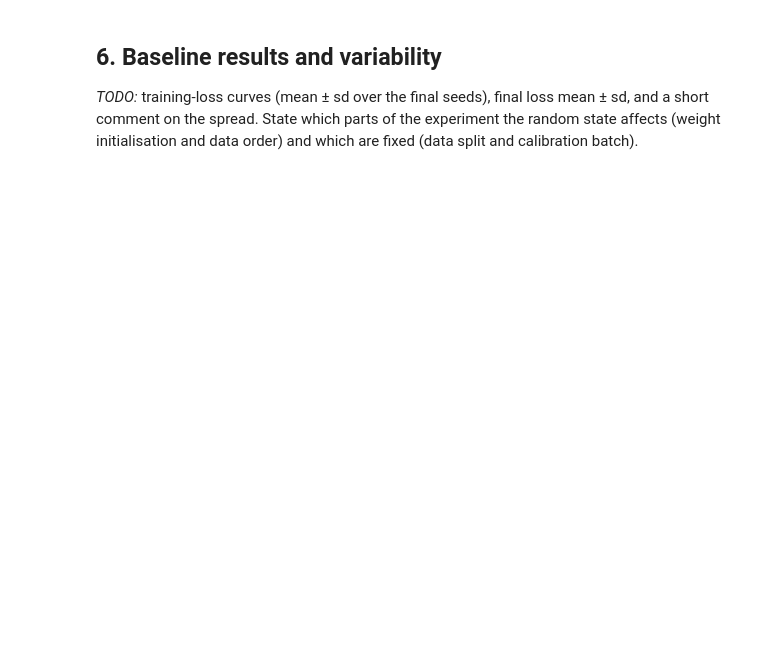
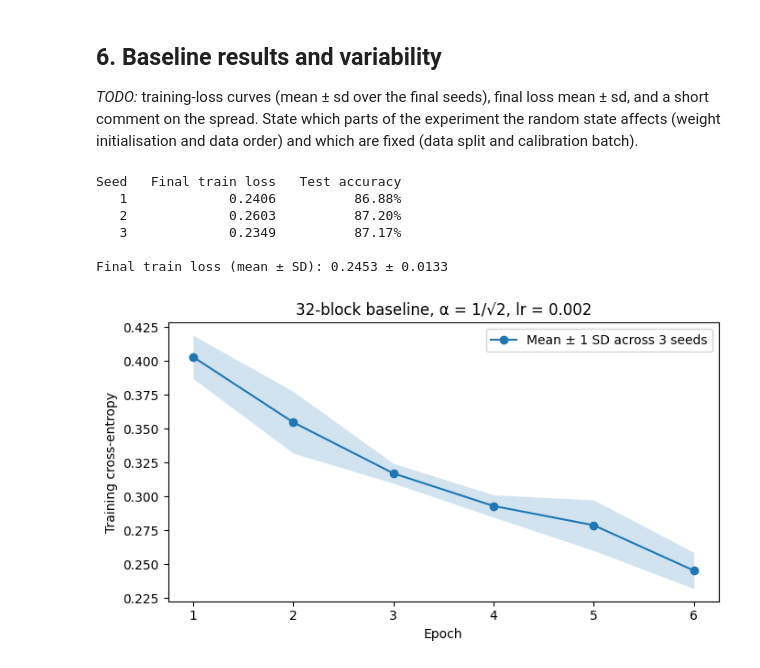
Before and after one commit to W1chik2nd/NNDL-CW3, a Jupyter notebook: nb1_baseline.ipynb, the cells around one changed output. Saved outputs shown, nothing was run; the diff lists cells and outputs as text; code cells hidden in the pictures; blank space fills up the shorter version.

Commit message:
Complete six-epoch baseline analysis and document the 12-epoch decision

```diff
--- a/nb1_baseline.ipynb
+++ b/nb1_baseline.ipynb
@@ -439,0 +587,19 @@ else:
+# %%
+if not QUICK:
+    for lr in (0.002, 0.003):
+        run = {
+            "depth": C.DEPTH_MAIN,
+            "alpha": C.ALPHA_BASELINE,
+            "lr": lr,
+            "seed": 6,
+            "epochs": C.EPOCHS,
+        }
+        tag = "baseline_tiebreak_v2"
+
+        if result_exists(**run, tag=tag):
+            print(f"lr={lr:g}: already saved, skipping")
+            continue
+
+        result = train_one_run(**run, save=True, tag=tag)
+        print(f"lr={lr:g}, seed=6, diverged={result['diverged']}, "
+              f"loss={result['final_train_loss']}")
@@ -444,7 +640,48 @@ _TODO:_ training-loss curves (mean ± sd over the final seeds), final loss mean
 comment on the spread. State which parts of the experiment the random state affects (weight
 initialisation and data order) and which are fixed (data split and calibration batch).
 # %%
-# TODO: plots and summary table (summarise(...) from utils)
+final_runs = load_results(
+    tag="baseline_final_v2",
+    depth=C.DEPTH_MAIN,
+    width=C.WIDTH,
+    alpha=C.ALPHA_BASELINE,
+    lr=0.002,
+    epochs=C.EPOCHS,
+)
+final_runs.sort(key=lambda run: run["seed"])
+
+assert [run["seed"] for run in final_runs] == list(C.FINAL_SEEDS)
+assert all(
+    not run["diverged"] and len(run["train_loss"]) == C.EPOCHS
+    for run in final_runs
+)
+
+print("Seed   Final train loss   Test accuracy")
+for run in final_runs:
+    print(f"{run['seed']:>4}   {run['final_train_loss']:>16.4f}   "
+          f"{run['test_acc']:>13.2%}")
+
+losses = np.array([run["final_train_loss"] for run in final_runs])
+print(f"\nFinal train loss (mean ± SD): {losses.mean():.4f} ± {losses.std(ddof=1):.4f}")
+
+epochs = np.arange(1, C.EPOCHS + 1)
+curves = [run["train_loss"] for run in final_runs]
+
+fig, ax = plt.subplots(figsize=(7, 4))
+plot_mean_sd(ax, epochs, curves, label="Mean ± 1 SD across 3 seeds", marker="o")
+ax.set(xlabel="Epoch", ylabel="Training cross-entropy",
+       title="32-block baseline, α = 1/√2, lr = 0.002", xticks=epochs)
+ax.legend()
+fig.tight_layout()
+plt.show()
+# %% [output]
+Seed   Final train loss   Test accuracy
+   1             0.2406          86.88%
+   2             0.2603          87.20%
+   3             0.2349          87.17%
+
+Final train loss (mean ± SD): 0.2453 ± 0.0133
+[figure, added]
 # %% [markdown]
 ## 7. Decisions carried into NB2
 
```
Also changed, not shown: parts of 13 cells of this notebook, 22 other files.
